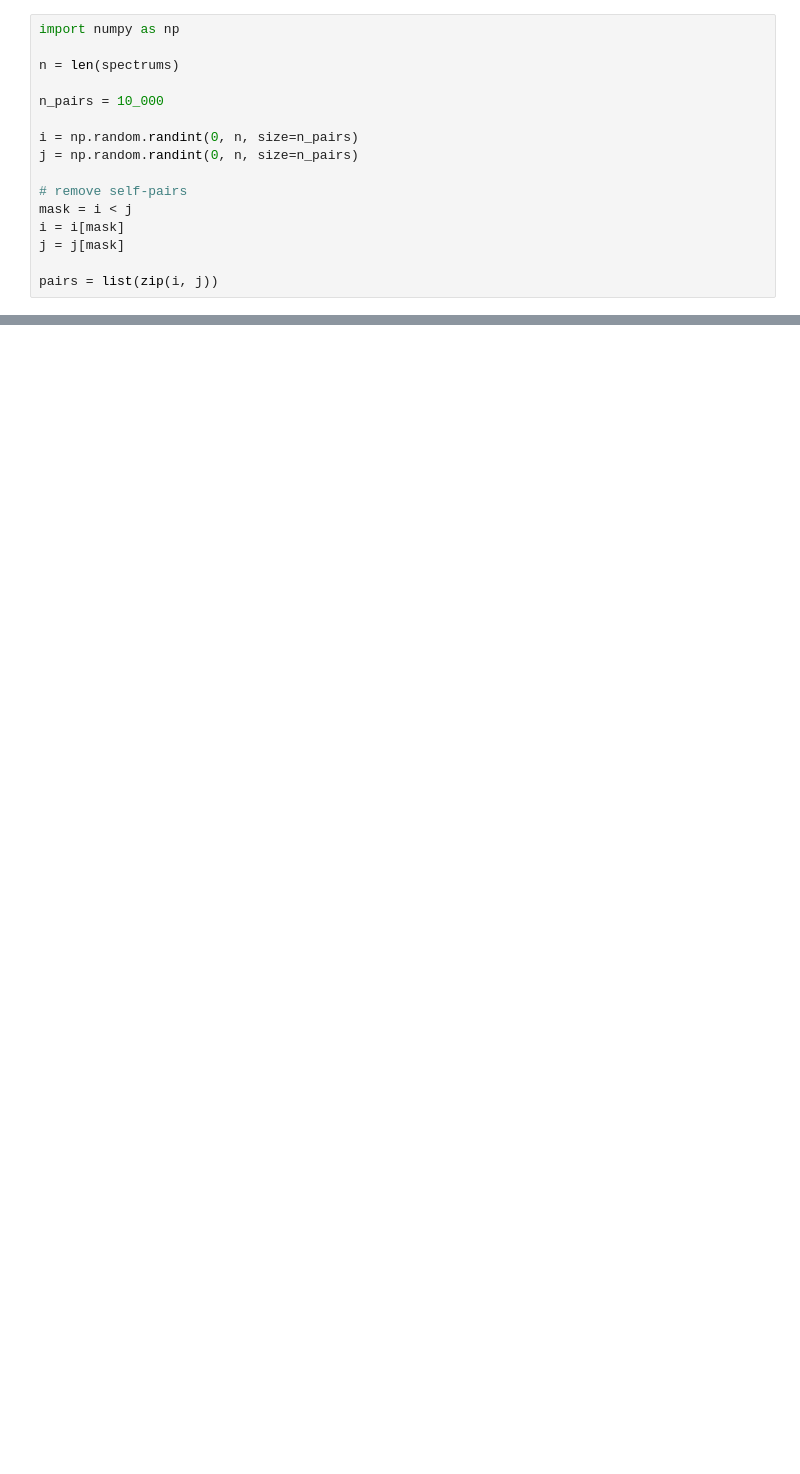
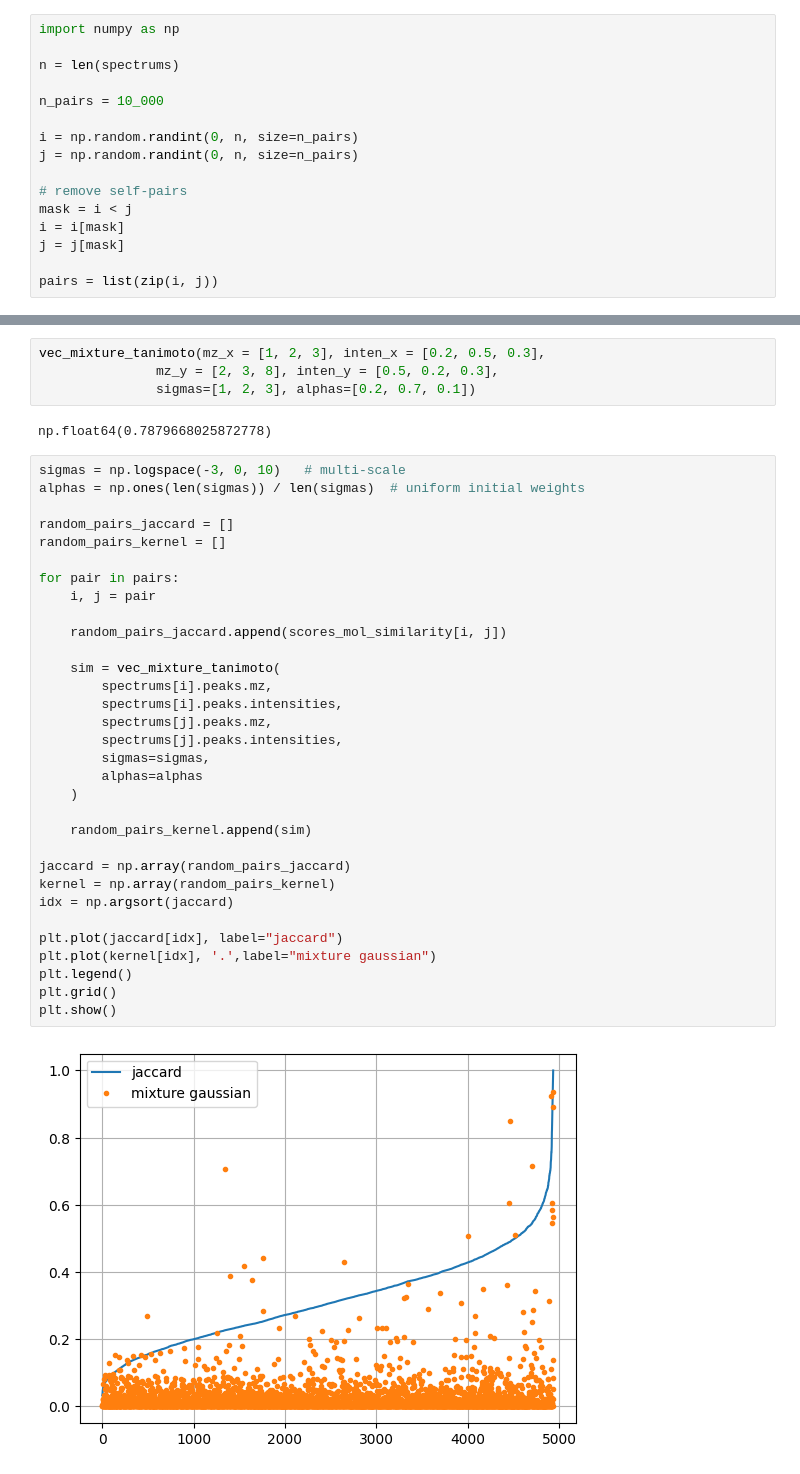
Before and after one commit to ongarileonardo/plant_bioactivities, a Jupyter notebook: src/KernelDistance.ipynb, the cells around one changed output, grey strips where cells are left out. Saved outputs shown, nothing was run; the diff lists cells and outputs as text; blank space fills up the shorter version.

```diff
--- a/src/GaussianKernel.ipynb
+++ b/src/KernelDistance.ipynb
@@ -318,0 +414,40 @@ plt.show()
+# %%
+vec_mixture_tanimoto(mz_x = [1, 2, 3], inten_x = [0.2, 0.5, 0.3],
+               mz_y = [2, 3, 8], inten_y = [0.5, 0.2, 0.3],
+               sigmas=[1, 2, 3], alphas=[0.2, 0.7, 0.1])
+# %% [output]
+np.float64(0.7879668025872778)
+# %%
+sigmas = np.logspace(-3, 0, 10)   # multi-scale
+alphas = np.ones(len(sigmas)) / len(sigmas)  # uniform initial weights
+
+random_pairs_jaccard = []
+random_pairs_kernel = []
+
+for pair in pairs:
+    i, j = pair
+
+    random_pairs_jaccard.append(scores_mol_similarity[i, j])
+
+    sim = vec_mixture_tanimoto(
+        spectrums[i].peaks.mz,
+        spectrums[i].peaks.intensities,
+        spectrums[j].peaks.mz,
+        spectrums[j].peaks.intensities,
+        sigmas=sigmas,
+        alphas=alphas
+    )
+
+    random_pairs_kernel.append(sim)
+
+jaccard = np.array(random_pairs_jaccard)
+kernel = np.array(random_pairs_kernel)
+idx = np.argsort(jaccard)
+
+plt.plot(jaccard[idx], label="jaccard")
+plt.plot(kernel[idx], '.',label="mixture gaussian")
+plt.legend()
+plt.grid()
+plt.show()
+# %% [output]
+[figure, added]
```
Also changed, not shown: parts of 19 cells of this notebook, 1 other file.
